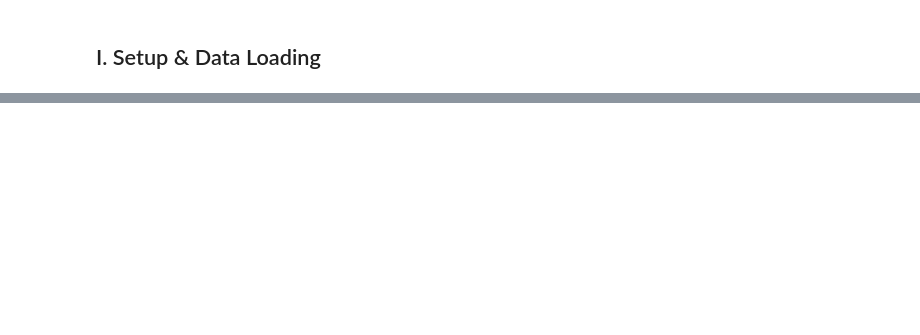
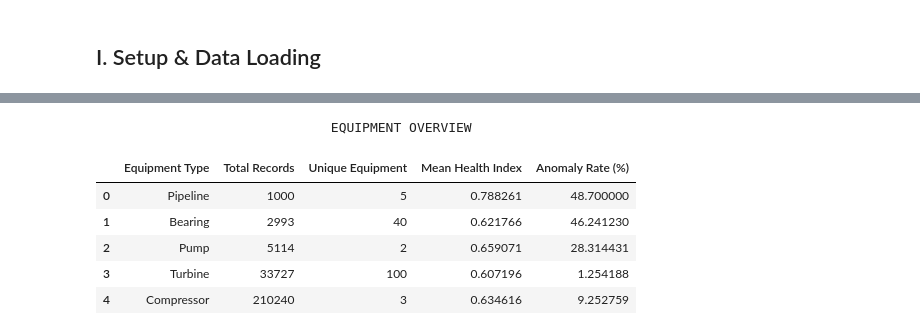
Before and after one commit to k612211560009-dot/Final-BA2, a Jupyter notebook: EDA_notebooks/Multi_Equipment_EDA.ipynb, the cells around one changed output, grey strips where cells are left out. Saved outputs shown, nothing was run; the diff lists cells and outputs as text; code cells hidden in the pictures; blank space fills up the shorter version.

```diff
--- a/EDA_notebooks/Multi_Equipment_EDA.ipynb
+++ b/EDA_notebooks/Multi_Equipment_EDA.ipynb
@@ -81,66 +125,44 @@ print("\nAll datasets loaded successfully!")
 # %%
-# Create summary dataframe
+# Create comprehensive equipment summary
 equipment_summary = pd.DataFrame({
-    'Equipment Type': ['Pipeline Corrosion', 'Bearing', 'Pump', 'Turbine', 'Compressor'],
+    'Equipment Type': ['Pipeline', 'Bearing', 'Pump', 'Turbine', 'Compressor'],
     'Total Records': [
         len(corrosion_df),
         len(bearing_df),
         len(pump_df),
         len(turbine_df),
         len(compressor_df)
     ],
     'Unique Equipment': [
         corrosion_df['equipment_id'].nunique(),
         bearing_df['equipment_id'].nunique(),
         pump_df['equipment_id'].nunique(),
         turbine_df['equipment_id'].nunique(),
         compressor_df['equipment_id'].nunique()
     ],
     'Mean Health Index': [
-        1 - corrosion_df['risk_score'].mean()/100,  # Invert risk to approximate health
+        1 - corrosion_df['risk_score'].mean()/100,  # Convert risk to health
         bearing_df['health_index'].mean(),
         pump_df['health_index'].mean(),
         turbine_df['health_index'].mean(),
         compressor_df['health_index'].mean()
     ],
     'Anomaly Rate (%)': [
         (corrosion_df['condition'] == 'Critical').sum() / len(corrosion_df) * 100,
         bearing_df['is_anomaly'].sum() / len(bearing_df) * 100,
         pump_df['is_anomaly'].sum() / len(pump_df) * 100,
         turbine_df['is_anomaly'].sum() / len(turbine_df) * 100,
         compressor_df['is_anomaly'].sum() / len(compressor_df) * 100
     ]
 })
 
-print("\n=" * 80)
-print(" " * 25 + "EQUIPMENT OVERVIEW")
-print("=" * 80)
+print(" " * 30 + "EQUIPMENT OVERVIEW")
 display(equipment_summary)
-
-palette = ['#e74c3c', '#3498db', '#2ecc71', '#f39c12', '#9b59b6']
-
-fig, axes = plt.subplots(1, 3, figsize=(18, 5))
-
-# Records
-axes[0].bar(equipment_summary['Equipment Type'], equipment_summary['Total Records'], color=palette)
-axes[0].set_title('Total Records by Equipment', fontweight='bold')
-axes[0].set_ylabel('Records')
-axes[0].tick_params(axis='x', rotation=45)
-
-# Health Index
-axes[1].bar(equipment_summary['Equipment Type'], equipment_summary['Mean Health Index'], color=palette)
-axes[1].set_title('Mean Health Index', fontweight='bold')
-axes[1].set_ylabel('Health Index (0-1)')
-axes[1].set_ylim([0, 1])
-axes[1].axhline(y=0.5, color='red', linestyle='--', linewidth=1, label='Critical threshold')
-axes[1].tick_params(axis='x', rotation=45)
-axes[1].legend()
-
-# Anomaly Rate
-axes[2].bar(equipment_summary['Equipment Type'], equipment_summary['Anomaly Rate (%)'], color=palette)
-axes[2].set_title('Anomaly Detection Rate', fontweight='bold')
-axes[2].set_ylabel('Anomaly Rate (%)')
-axes[2].tick_params(axis='x', rotation=45)
-
-plt.tight_layout()
-plt.show()
+# %% [output]
+                              EQUIPMENT OVERVIEW
+|  | Equipment Type | Total Records | Unique Equipment | Mean Health Index | Anomaly Rate (%) |
+| 0 | Pipeline | 1000 | 5 | 0.788261 | 48.700000 |
+| 1 | Bearing | 2993 | 40 | 0.621766 | 46.241230 |
+| 2 | Pump | 5114 | 2 | 0.659071 | 28.314431 |
+| 3 | Turbine | 33727 | 100 | 0.607196 | 1.254188 |
+| 4 | Compressor | 210240 | 3 | 0.634616 | 9.252759 |
```
Also changed, not shown: parts of 27 cells of this notebook, 7 other files.
